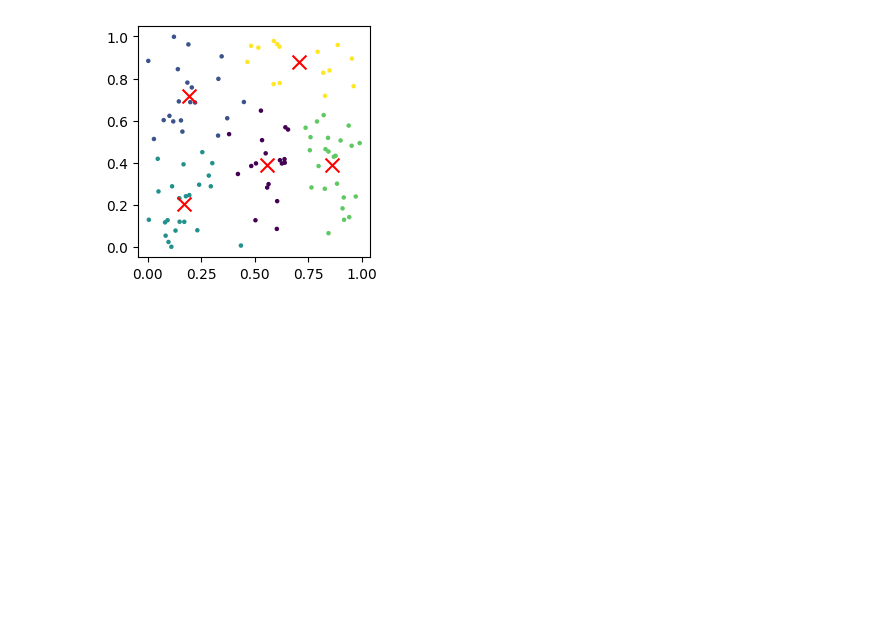
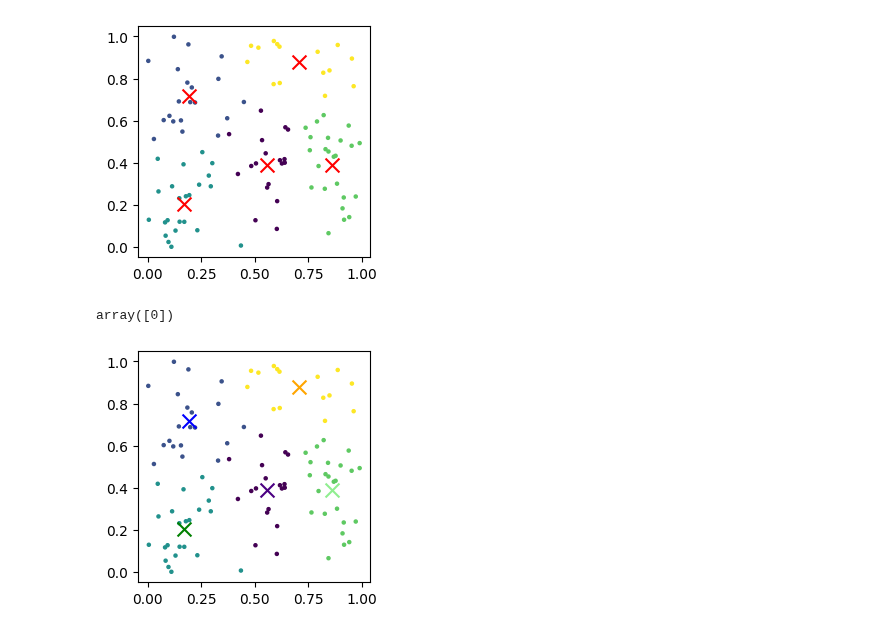
Before and after one commit to JhonZafra/Statistic_Concepts, a Jupyter notebook: SemanaXII/K-MeansClustering.ipynb, the cells around one changed output. Cells and saved outputs as stored; diff of their text form; code cells hidden in the pictures; blank space fills up the shorter version.

Commit message:
k-means clustering

```diff
--- a/SemanaXII/K-MeansClustering.ipynb
+++ b/SemanaXII/K-MeansClustering.ipynb
@@ -41,7 +40,7 @@ kmeans = KMeans( n_clusters= n_clusters, n_init= 20,
 labels = kmeans.labels_
 
 # Centroides de los clusters
-centroindes = kmeans.cluster_centers_
+centroides = kmeans.cluster_centers_
 # %%
 labels
 # %% [output]
@@ -74,9 +75,23 @@ vor
 # %%
 plt.figure( figsize = (3,3) )
 plt.scatter(X[:, 0], X[:, 1], c = labels, s = 5 )
-for n in range(len(centroindes)):
-    plt.scatter( centroindes[n, 0], centroindes[n, 1],
+for n in range(len(centroides)):
+    plt.scatter( centroides[n, 0], centroides[n, 1],
                 marker= 'x', s = 100, c ='red' )
 plt.show()
 # %% [output]
 [figure]
+# %%
+kmeans.predict([[0.5, 0.2]])
+# %% [output]
+array([0])
+# %%
+colors = ['indigo', 'blue', 'green', 'lightgreen', 'orange']
+plt.figure( figsize = (3,3) )
+plt.scatter(X[:, 0], X[:, 1], c = labels, s = 5 )
+for n in range(len(centroides)):
+    plt.scatter( centroides[n, 0], centroides[n, 1],
+                marker= 'x', s = 100, c = colors[n] )
+plt.show()
+# %% [output]
+[figure, added]
```
Also changed, not shown: parts of 22 cells of this notebook, 1 other file.
